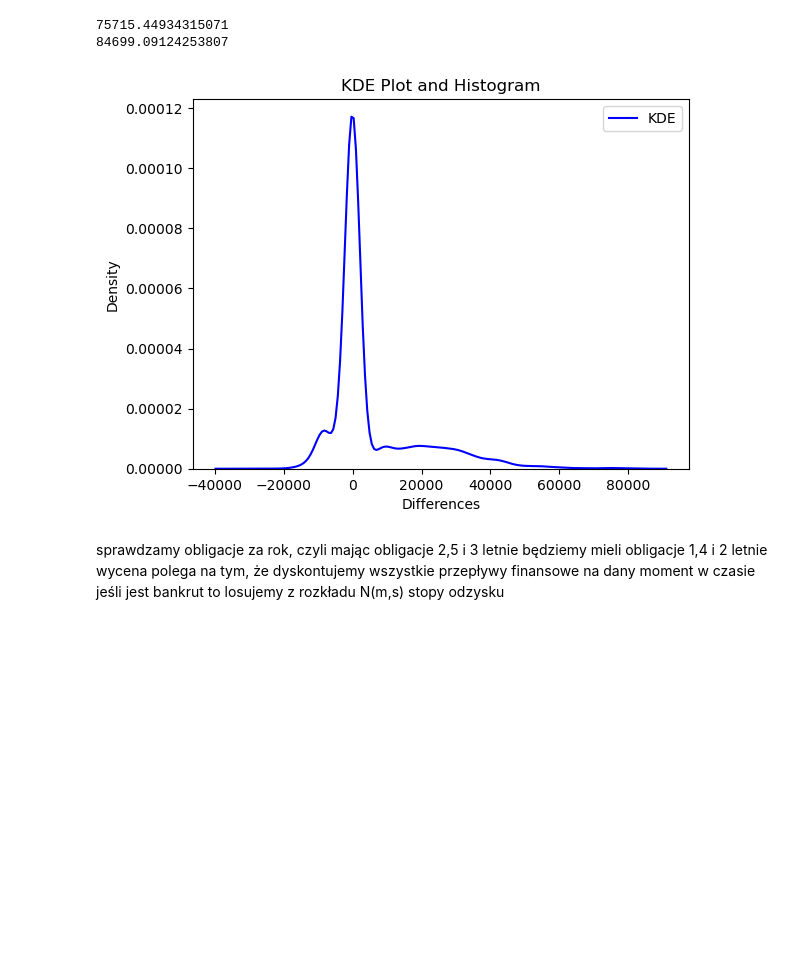
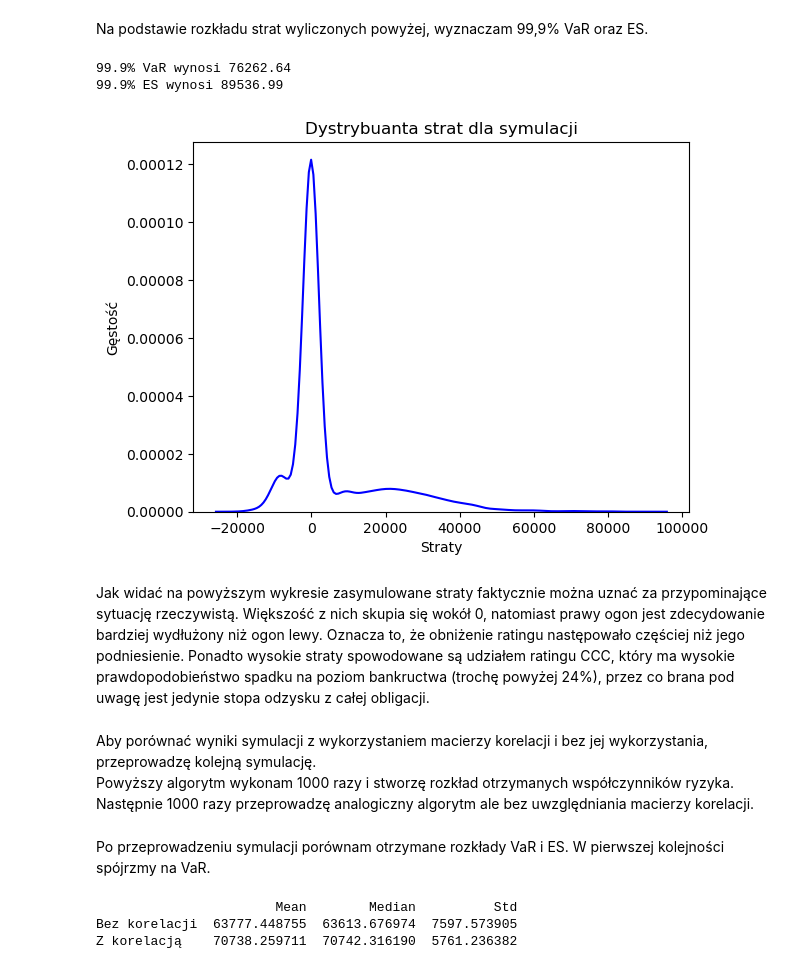
Before and after one commit to jakubzie/CreditAndOperationalRiskModeling, a Jupyter notebook: CWP2/Exercise2.ipynb, the cells around one changed output. Drawn from its saved outputs; the diff is of its cells as text; code cells hidden in the pictures; blank space fills up the shorter version.

Commit message:
finished implementing CreditMetrics model, added results and interpretations

```diff
--- a/CWP2/Exercise2.ipynb
+++ b/CWP2/Exercise2.ipynb
@@ -113,37 +165,28 @@ scenarios["Portfolio Value"] = scenarios['Valuation_A'] + scenarios['Valuation_B
 scenarios["Portfolio Diff"] =  portfolio_value - scenarios["Portfolio Value"]
 differences = scenarios["Portfolio Diff"]
+# %% [markdown]
+Na podstawie rozkładu strat wyliczonych powyżej, wyznaczam 99,9% VaR oraz ES.
 # %%
+#obliczamy VaR oraz ES
 var = differences.quantile(0.999)
-print(var)
+print("99.9% VaR wynosi {:.2f}".format(var))
 
 cvar = differences[differences >= var].quantile(0.999)
-print(cvar)
+print("99.9% ES wynosi {:.2f}".format(cvar))
 # %% [output]
-75715.44934315071
-84699.09124253807
+99.9% VaR wynosi 76262.64
+99.9% ES wynosi 89536.99
-# %%
-import seaborn as sns
-import matplotlib.pyplot as plt
-
-# Plot KDE plot
-sns.kdeplot(differences, color='blue', label='KDE')
-
-# Plot histogram
-#sns.histplot(differences, label='Histogram')
-
-# Set labels and title
-plt.xlabel('Differences')
-plt.ylabel('Density')
-plt.title('KDE Plot and Histogram')
-
-# Show legend
-plt.legend()
-
-# Show the plot
-plt.show()
-# %% [output]
-[figure, removed]
-# %% [markdown]
-sprawdzamy obligacje za rok, czyli mając obligacje 2,5 i 3 letnie będziemy mieli obligacje 1,4 i 2 letnie
-wycena polega na tym, że dyskontujemy wszystkie przepływy finansowe na dany moment w czasie
-jeśli jest bankrut to losujemy z rozkładu N(m,s) stopy odzysku
+# %%
+sns.kdeplot(differences, color='blue')
+plt.xlabel('Straty')
+plt.ylabel('Gęstość')
+plt.title('Dystrybuanta strat dla symulacji')
+plt.show()
+# %% [output]
+[figure, added]
+# %% [markdown]
+Jak widać na powyższym wykresie zasymulowane straty faktycznie można uznać za przypominające sytuację rzeczywistą. Większość z nich skupia się wokół 0, natomiast prawy ogon jest zdecydowanie bardziej wydłużony niż ogon lewy. Oznacza to, że obniżenie ratingu następowało częściej niż jego podniesienie. Ponadto wysokie straty spowodowane są udziałem ratingu CCC, który ma wysokie prawdopodobieństwo spadku na poziom bankructwa (trochę powyżej 24%), przez co brana pod uwagę jest jedynie stopa odzysku z całej obligacji.
+# %% [markdown]
+Aby porównać wyniki symulacji z wykorzystaniem macierzy korelacji i bez jej wykorzystania, przeprowadzę kolejną symulację.\
+Powyższy algorytm wykonam 1000 razy i stworzę rozkład otrzymanych współczynników ryzyka.\
+Następnie 1000 razy przeprowadzę analogiczny algorytm ale bez uwzględniania macierzy korelacji.
@@ -149,0 +245,11 @@ jeśli jest bankrut to losujemy z rozkładu N(m,s) stopy odzysku
+# %% [markdown]
+Po przeprowadzeniu symulacji porównam otrzymane rozkłady VaR i ES. W pierwszej kolejności spójrzmy na VaR.
+# %%
+results = pd.DataFrame(np.array([[no_correlation_results['VaR'].mean(), no_correlation_results['VaR'].median(), no_correlation_results['VaR'].std()],
+                                [correlation_results['VaR'].mean(), correlation_results['VaR'].median(), correlation_results['VaR'].std()]]),
+                      columns=['Mean', 'Median', 'Std'], index=['Bez korelacji', 'Z korelacją'])
+print(results)
+# %% [output]
+                       Mean        Median          Std
+Bez korelacji  63777.448755  63613.676974  7597.573905
+Z korelacją    70738.259711  70742.316190  5761.236382
```
Also changed, not shown: parts of 27 cells of this notebook.
